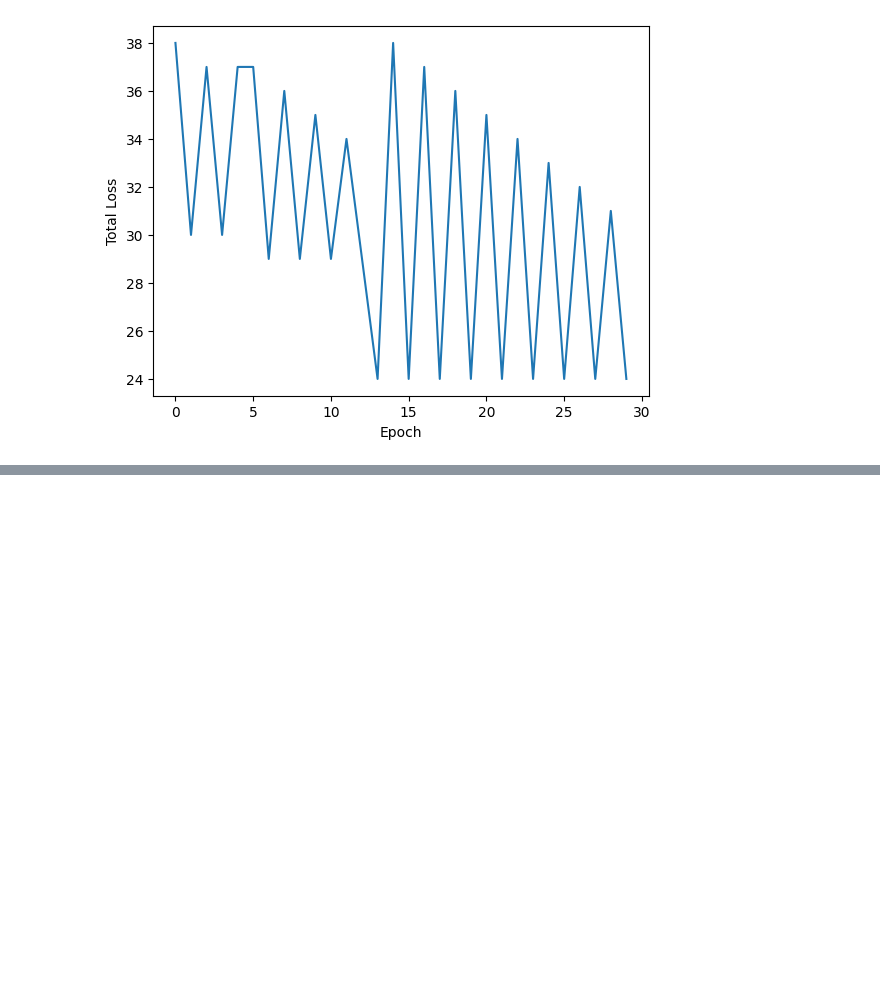
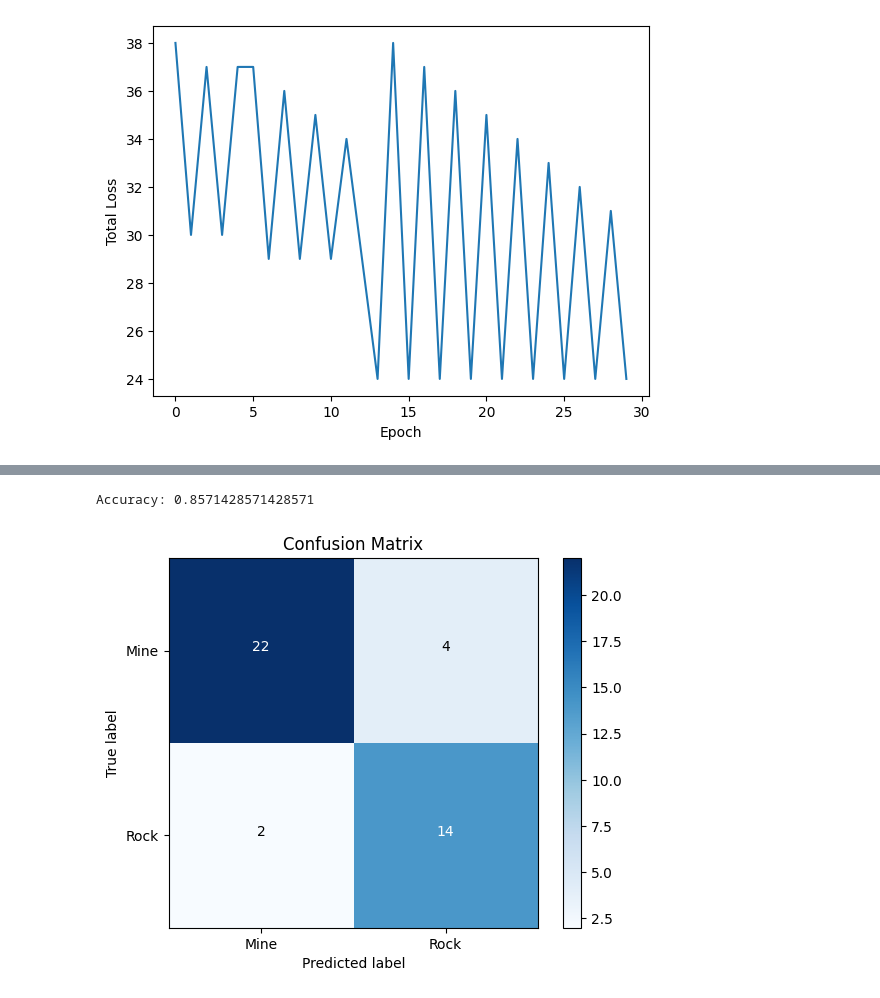
Before and after one commit to Barukuladinesh/FMML-LAB--1, a Jupyter notebook: FMML_Module4_Lab1_2024.ipynb, the cells around one changed output, grey strips where cells are left out. Drawn from its saved outputs; the diff is of its cells as text; code cells hidden in the pictures; blank space fills up the shorter version.

```diff
--- a/FMML_Module4_Lab1_2024.ipynb
+++ b/FMML_Module4_Lab1_2024.ipynb
@@ -153,0 +173,54 @@ If the training data is not Linearly Separable, the perceptron algorithm will ev
+# %%
+import numpy as np
+import matplotlib.pyplot as plt
+from sklearn.model_selection import train_test_split
+from sklearn.ensemble import RandomForestClassifier
+from sklearn.metrics import accuracy_score, confusion_matrix
+
+# Load your dataset, replace 'X' and 'y' with your features and labels
+# For example, you can use the Sonar dataset
+from sklearn.datasets import fetch_openml
+sonar = fetch_openml(name="sonar", version=1)
+X, y = sonar.data, sonar.target
+
+# Split the dataset into training and testing sets
+X_train, X_test, y_train, y_test = train_test_split(X, y, test_size=0.2, random_state=42)
+
+# Create a RandomForestClassifier (you can replace this with any other classifier)
+clf = RandomForestClassifier(n_estimators=100, random_state=42)
+clf.fit(X_train, y_train)
+
+# Make predictions on the test set
+y_pred = clf.predict(X_test)
+
+# Calculate accuracy
+accuracy = accuracy_score(y_test, y_pred)
+print(f'Accuracy: {accuracy}')
+
+# Create a confusion matrix
+conf_matrix = confusion_matrix(y_test, y_pred)
+
+# Plot the confusion matrix
+plt.imshow(conf_matrix, interpolation='nearest', cmap=plt.cm.Blues)
+plt.title('Confusion Matrix')
+plt.colorbar()
+
+# Add labels to the plot
+classes = np.unique(y)
+tick_marks = np.arange(len(classes))
+plt.xticks(tick_marks, classes)
+plt.yticks(tick_marks, classes)
+
+# Add text annotations
+for i in range(conf_matrix.shape[0]):
+    for j in range(conf_matrix.shape[1]):
+        plt.text(j, i, conf_matrix[i, j],
+                 horizontalalignment="center",
+                 color="white" if conf_matrix[i, j] > conf_matrix.max() / 2 else "black")
+
+plt.ylabel('True label')
+plt.xlabel('Predicted label')
+plt.show()
+# %% [output]
+Accuracy: 0.8571428571428571
+[figure, added]
```
Also changed, not shown: parts of 7 cells of this notebook.
